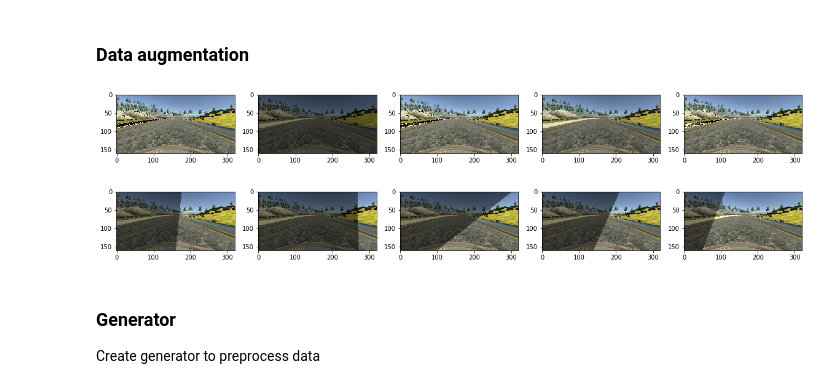
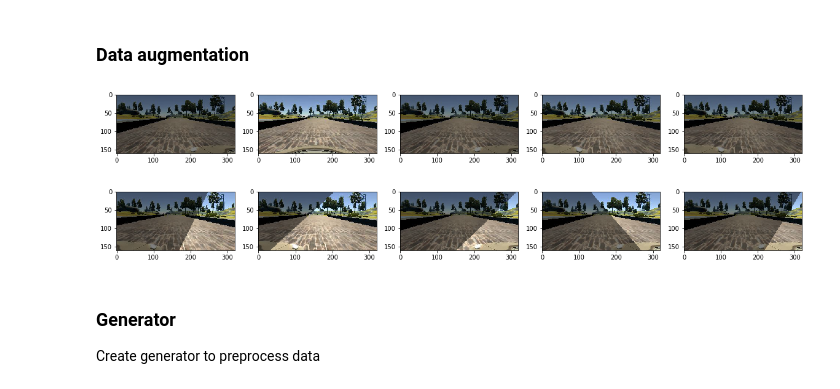
Before and after one commit to husams/Behavioral-Cloning, a Jupyter notebook: nvida.ipynb, the cells around one changed output. Cells and saved outputs as stored; diff of their text form; code cells hidden in the pictures.

```diff
--- a/nvida.ipynb
+++ b/nvida.ipynb
@@ -41,2 +28,8 @@ dtype: float64
+# %%
+data = pd.read_csv('./data/driving_log.csv')
+data.mean()
+
+# Split traning data
+train_samples, validation_samples = train_test_split(data, test_size=0.2)
 # %% [markdown]
 ### Load data
@@ -96,8 +67,7 @@ np.histogram(x)
          0.7315571 ]))
 [figure]
 # %%
-sample   = samples[8000]
-filename = "./data/IMG/"+ sample[0].split("/")[-1]
+filename = "./data/IMG/"+ data.iloc[0]['center'].split("/")[-1]
 image    = plt.imread(filename)
 plt.imshow(image)
 # %% [output]
@@ -114,39 +84,37 @@ def random_brightness(image):
 
     # Change to HSV to change the brightness V
     hsv = cv2.cvtColor(image, cv2.COLOR_RGB2HSV)
     hsv[:,:,2] = hsv[:,:,2] * change_pct
 
     #Convert back to RGB
     img_brightness = cv2.cvtColor(hsv, cv2.COLOR_HSV2RGB)
     return img_brightness
 
 def random_shadow(image):
     h, w = image.shape[0], image.shape[1]
     [x1, x2] = np.random.choice(w, 2, replace=False)
     k = h / (x2 - x1)
     b = - k * x1
     for i in range(h):
         c = int((i - b) / k)
         image[i, :c, :] = (image[i, :c, :] * .5).astype(np.int32)
     return image
 
 size = 5
 plt.figure(figsize=(20,20))
 for i in range(size):
-    filename = "./data/IMG/"+ sample[0].split("/")[-1]
-    image    = plt.imread(filename)
+    image, angle = select_image(data,0)
     plt.subplot(1,size,i+1)
     plt.imshow(random_brightness(image))
 
 plt.figure(figsize=(20,20))
 for i in range(size):
-    filename = "./data/IMG/"+ sample[0].split("/")[-1]
-    image    = plt.imread(filename)
+    image, angle = select_image(data,0)
     plt.subplot(1,size, i+1)
     plt.imshow(random_shadow(image))
 # %% [output]
-[figure, old version]
+[figure, new version]
-[figure, old version]
+[figure, new version]
 # %% [markdown]
 ### Generator
 
```
Also changed, not shown: parts of 17 cells of this notebook, 1 other file.
